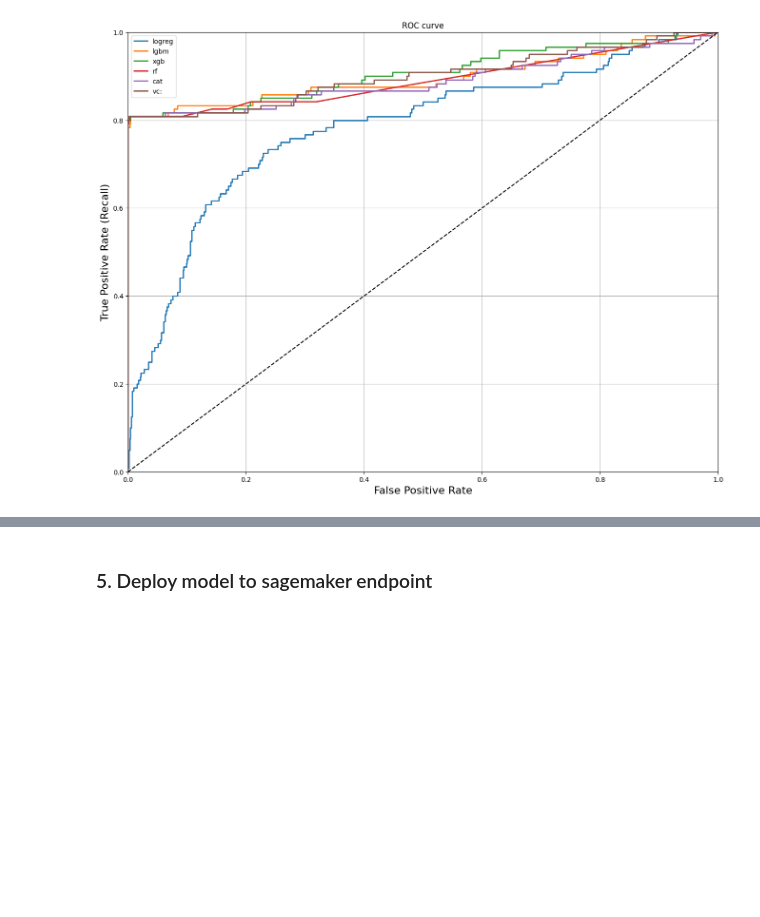
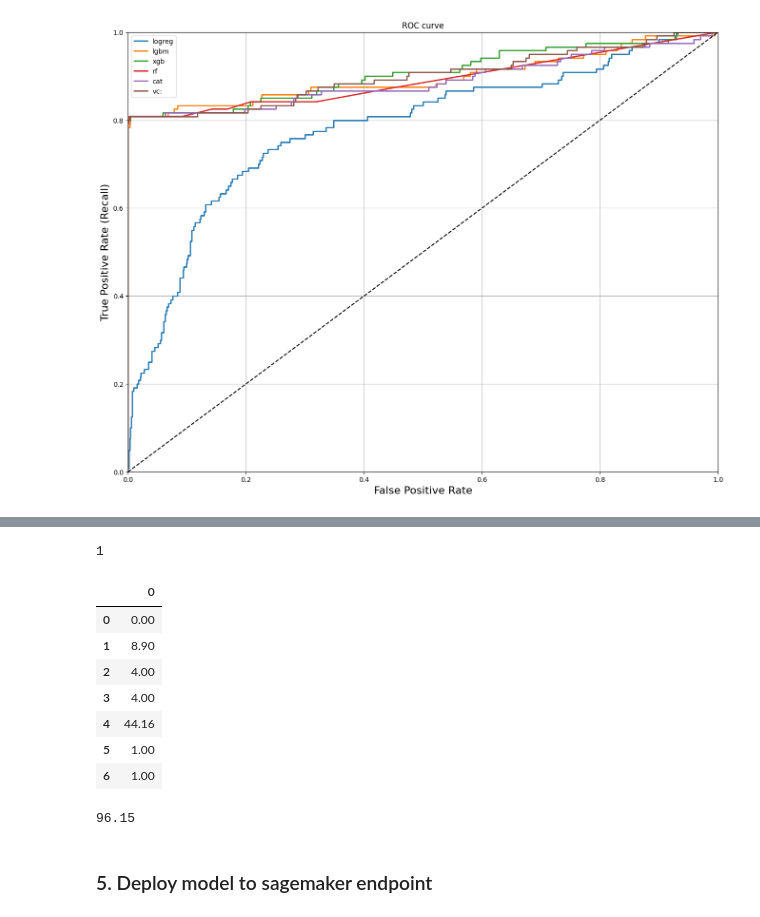
Before and after one commit to Khalizo/churn-prediction-streamlit-app, a Jupyter notebook: notebook/final_project.ipynb, the cells around one changed output, grey strips where cells are left out. Drawn from its saved outputs; the diff is of its cells as text; code cells hidden in the pictures; blank space fills up the shorter version.

```diff
--- a/notebook/final_project.ipynb
+++ b/notebook/final_project.ipynb
@@ -943,9 +943,22 @@ y_pred = final_model.predict(X_test_rfe)
 # %%
-def convert_to_submission_format(y_pred):
+input_df = X_train_rfe[0].reshape(1,-1)
+pred = final_model.predict(input_df)
 
-    y_pred = ['yes' if x == '1' else 'no' for x in y_pred]
-    ids = [x for x in range(1, len(y_pred) + 1)]
-    submission = pd.DataFrame(list(zip(ids, y_pred)), columns=['id', 'churn'])
-    submission.to_csv("../results/final_submission.csv", index=False)
-
-convert_to_submission_format(y_pred)
+def convert_pred (pred):
+    if pred[0] == 1:
+        return 'Yes'
+    else:
+        return 'No'
+# %% [output]
+1
+# %%
+input_df
+# %% [output]
+|  | 0 |
+| 0 | 0.00 |
+| 1 | 8.90 |
+| 2 | 4.00 |
+| 3 | 4.00 |
+| 4 | 44.16 |
+| 5 | 1.00 |
+| 6 | 1.00 |
@@ -952,2 +973,6 @@ convert_to_submission_format(y_pred)
+# %%
+X_train_datasets['full_dataset']['total_charge'].max()
+# %% [output]
+96.15
 # %% [markdown]
 ### 5. Deploy model to sagemaker endpoint
```
Also changed, not shown: parts of 6 cells of this notebook, 7 other files.
